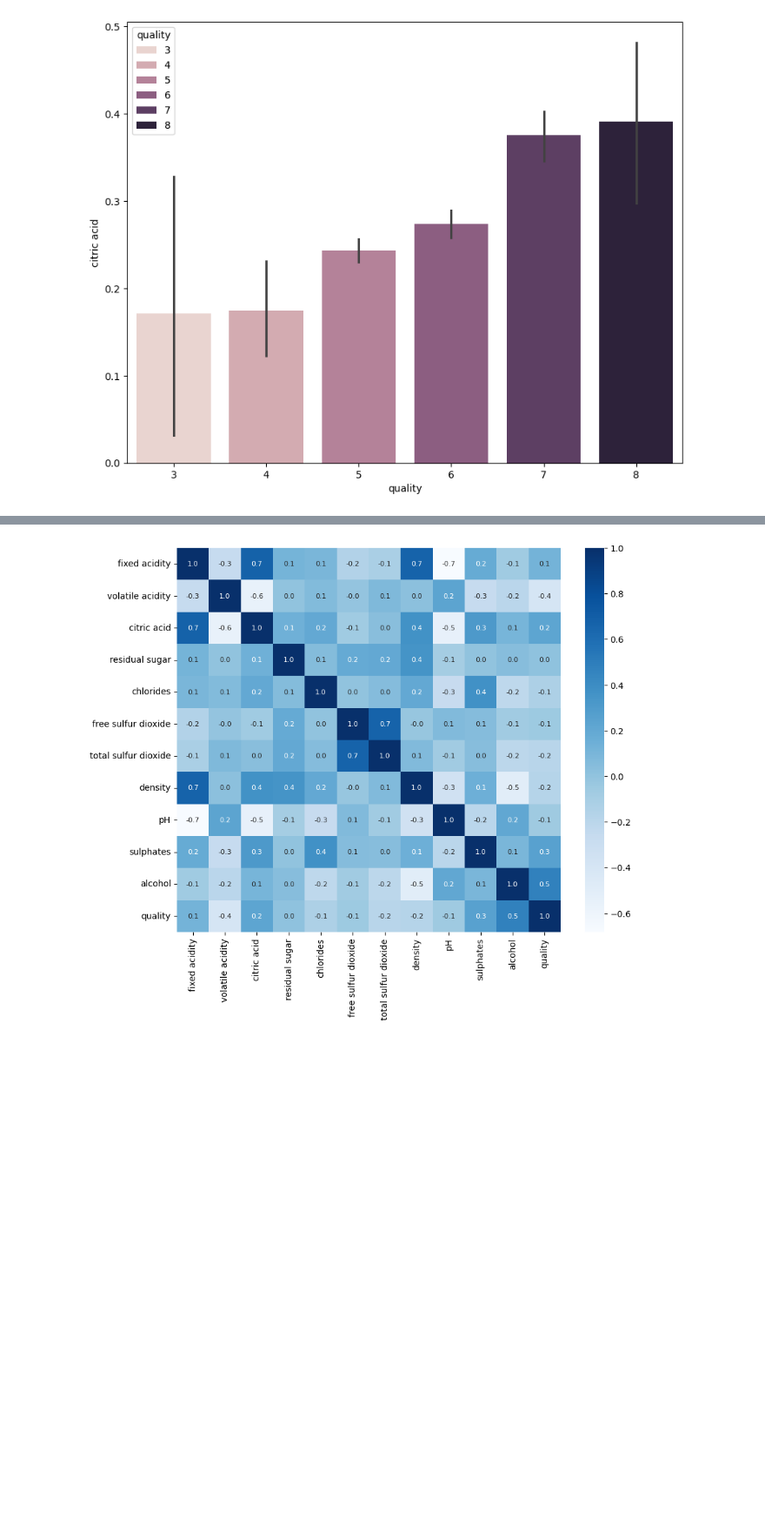
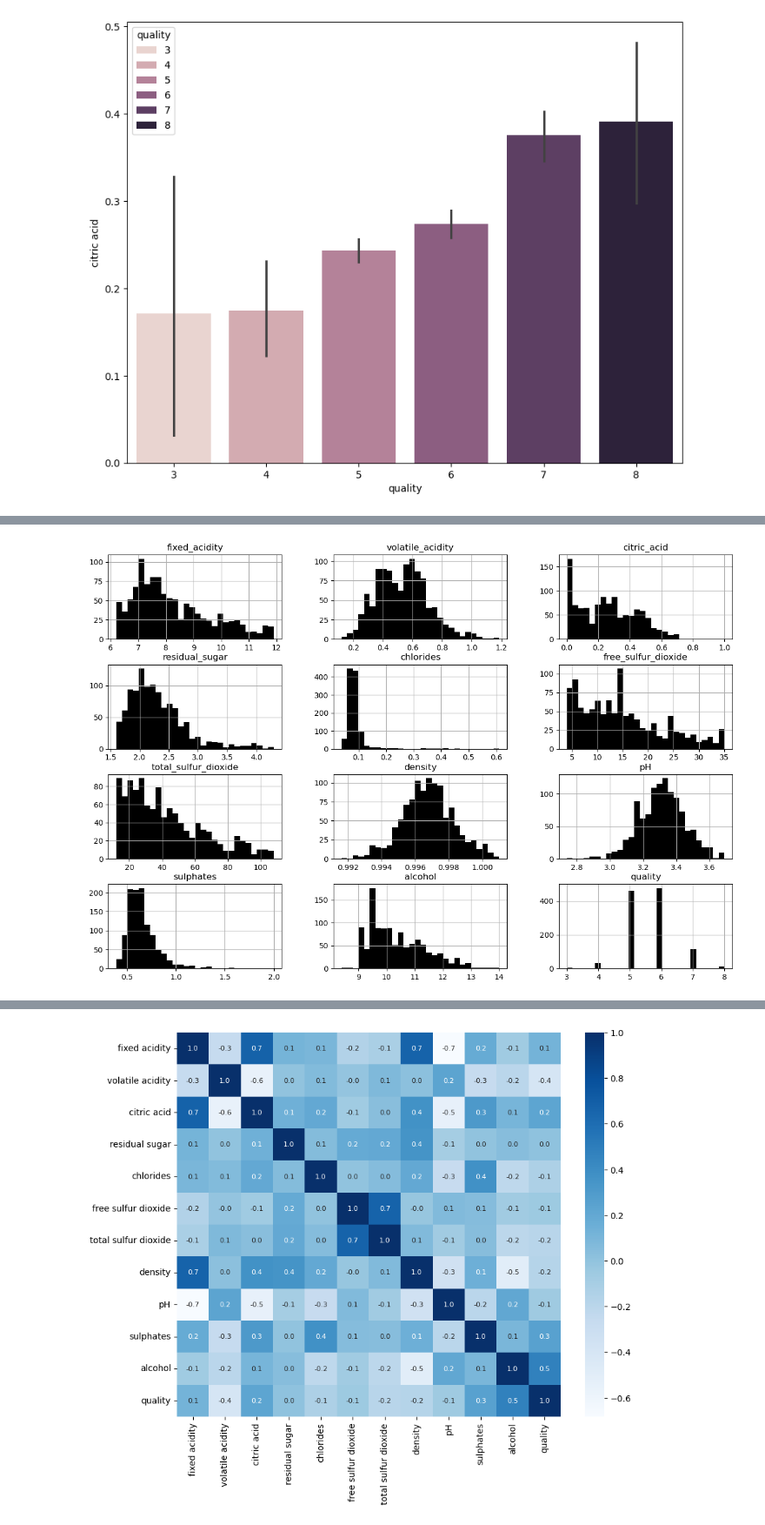
Before and after one commit to Aifedayo/Random-Forest-Red-and-White-Wine-Quality, a Jupyter notebook: src/notebook/red_and_white_wine_qa.ipynb, the cells around one changed output, grey strips where cells are left out. Shown at 87% size. Saved outputs shown, nothing was run; the diff lists cells and outputs as text; code cells hidden in the pictures; blank space fills up the shorter version.

```diff
--- a/src/notebook/red_and_white_wine_qa.ipynb
+++ b/src/notebook/red_and_white_wine_qa.ipynb
@@ -93,0 +119,3 @@ sns.barplot(x='quality', y='citric acid', data=wine_df, hue='quality');
+# %%
+wine_df = get_and_remove_outliers('free_sulfur_dioxide', wine_df)
+wine_df
@@ -93,0 +138,3 @@ sns.barplot(x='quality', y='citric acid', data=wine_df, hue='quality');
+# %%
+wine_df = get_and_remove_outliers('total_sulfur_dioxide', wine_df)
+wine_df
@@ -93,0 +157,3 @@ sns.barplot(x='quality', y='citric acid', data=wine_df, hue='quality');
+# %%
+wine_df = get_and_remove_outliers('residual_sugar', wine_df)
+wine_df
@@ -93,0 +176,3 @@ sns.barplot(x='quality', y='citric acid', data=wine_df, hue='quality');
+# %%
+wine_df = get_and_remove_outliers('fixed_acidity', wine_df)
+wine_df
@@ -93,0 +195,4 @@ sns.barplot(x='quality', y='citric acid', data=wine_df, hue='quality');
+# %%
+wine_df.hist(bins=28, color='black', figsize=(15,10));
+# %% [output]
+[figure, added]
```
Also changed, not shown: parts of 14 cells of this notebook.
